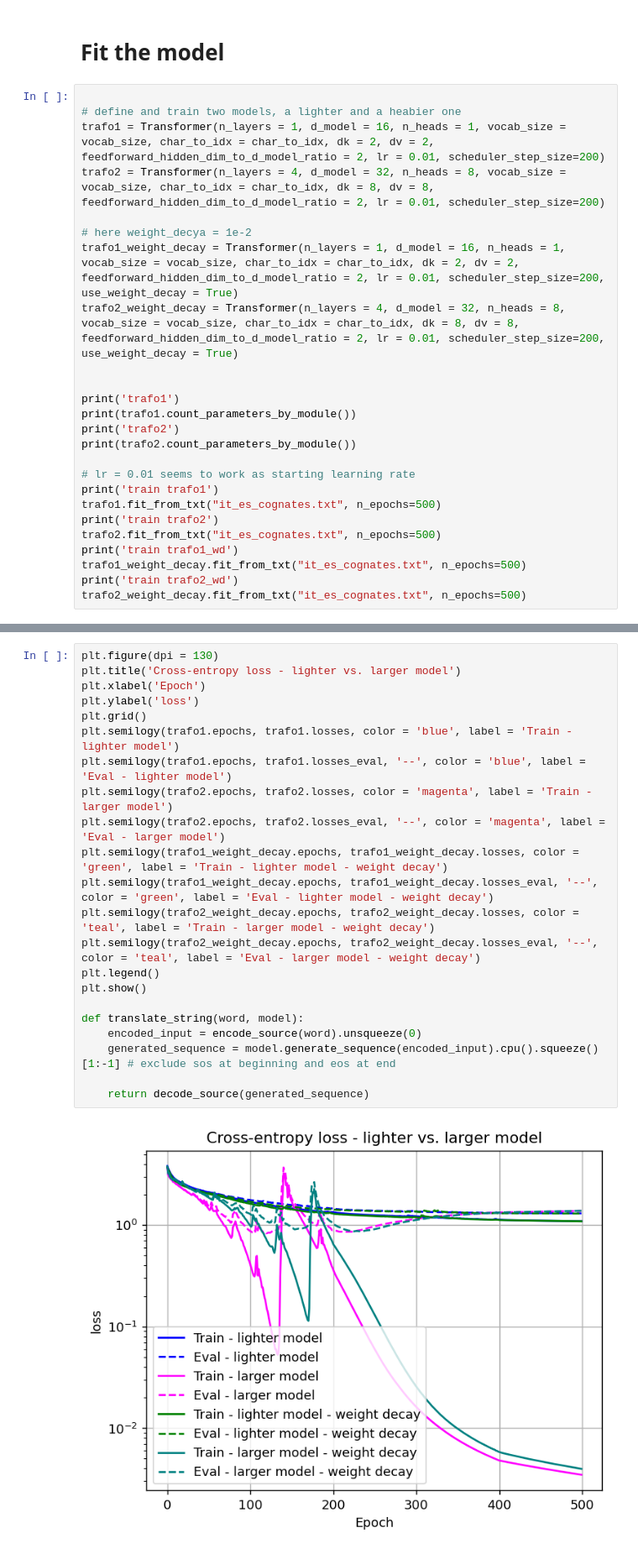
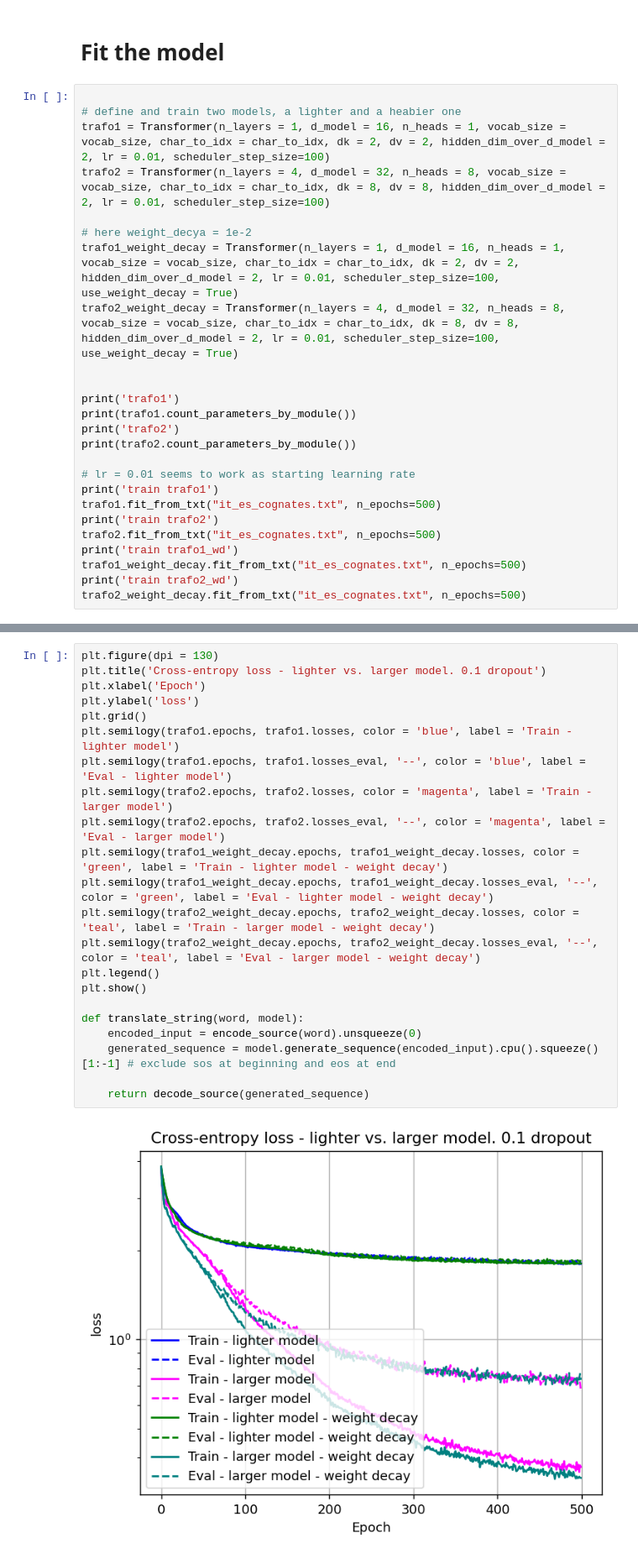
Before and after one commit to sottoviafilippo/Phonetic_correspondences, a Jupyter notebook: phonetic_correspondences_trials.ipynb, the cells around one changed output, grey strips where cells are left out. Shown at 84% size. Drawn from its saved outputs; the diff is of its cells as text.

Commit message:
dropout added. some tests. some (first) comments

```diff
--- a/phonetic_correspondences_trials.ipynb
+++ b/phonetic_correspondences_trials.ipynb
@@ -167,12 +168,12 @@ count_parameters_by_module(trafo)
 # %%
 
 # define and train two models, a lighter and a heabier one
-trafo1 = Transformer(n_layers = 1, d_model = 16, n_heads = 1, vocab_size = vocab_size, char_to_idx = char_to_idx, dk = 2, dv = 2, feedforward_hidden_dim_to_d_model_ratio = 2, lr = 0.01, scheduler_step_size=200)
-trafo2 = Transformer(n_layers = 4, d_model = 32, n_heads = 8, vocab_size = vocab_size, char_to_idx = char_to_idx, dk = 8, dv = 8, feedforward_hidden_dim_to_d_model_ratio = 2, lr = 0.01, scheduler_step_size=200)
+trafo1 = Transformer(n_layers = 1, d_model = 16, n_heads = 1, vocab_size = vocab_size, char_to_idx = char_to_idx, dk = 2, dv = 2, hidden_dim_over_d_model = 2, lr = 0.01, scheduler_step_size=100)
+trafo2 = Transformer(n_layers = 4, d_model = 32, n_heads = 8, vocab_size = vocab_size, char_to_idx = char_to_idx, dk = 8, dv = 8, hidden_dim_over_d_model = 2, lr = 0.01, scheduler_step_size=100)
 
 # here weight_decya = 1e-2
-trafo1_weight_decay = Transformer(n_layers = 1, d_model = 16, n_heads = 1, vocab_size = vocab_size, char_to_idx = char_to_idx, dk = 2, dv = 2, feedforward_hidden_dim_to_d_model_ratio = 2, lr = 0.01, scheduler_step_size=200, use_weight_decay = True)
-trafo2_weight_decay = Transformer(n_layers = 4, d_model = 32, n_heads = 8, vocab_size = vocab_size, char_to_idx = char_to_idx, dk = 8, dv = 8, feedforward_hidden_dim_to_d_model_ratio = 2, lr = 0.01, scheduler_step_size=200, use_weight_decay = True)
+trafo1_weight_decay = Transformer(n_layers = 1, d_model = 16, n_heads = 1, vocab_size = vocab_size, char_to_idx = char_to_idx, dk = 2, dv = 2, hidden_dim_over_d_model = 2, lr = 0.01, scheduler_step_size=100, use_weight_decay = True)
+trafo2_weight_decay = Transformer(n_layers = 4, d_model = 32, n_heads = 8, vocab_size = vocab_size, char_to_idx = char_to_idx, dk = 8, dv = 8, hidden_dim_over_d_model = 2, lr = 0.01, scheduler_step_size=100, use_weight_decay = True)
 
 
 print('trafo1')
@@ -210,27 +211,27 @@ Epoch  400 / 500  loss =  0.00580627704039216  loss_eval =  1.33228600025177
 # %%
 plt.figure(dpi = 130)
-plt.title('Cross-entropy loss - lighter vs. larger model')
+plt.title('Cross-entropy loss - lighter vs. larger model. 0.1 dropout')
 plt.xlabel('Epoch')
 plt.ylabel('loss')
 plt.grid()
 plt.semilogy(trafo1.epochs, trafo1.losses, color = 'blue', label = 'Train - lighter model')
 plt.semilogy(trafo1.epochs, trafo1.losses_eval, '--', color = 'blue', label = 'Eval - lighter model')
 plt.semilogy(trafo2.epochs, trafo2.losses, color = 'magenta', label = 'Train - larger model')
 plt.semilogy(trafo2.epochs, trafo2.losses_eval, '--', color = 'magenta', label = 'Eval - larger model')
 plt.semilogy(trafo1_weight_decay.epochs, trafo1_weight_decay.losses, color = 'green', label = 'Train - lighter model - weight decay')
 plt.semilogy(trafo1_weight_decay.epochs, trafo1_weight_decay.losses_eval, '--', color = 'green', label = 'Eval - lighter model - weight decay')
 plt.semilogy(trafo2_weight_decay.epochs, trafo2_weight_decay.losses, color = 'teal', label = 'Train - larger model - weight decay')
 plt.semilogy(trafo2_weight_decay.epochs, trafo2_weight_decay.losses_eval, '--', color = 'teal', label = 'Eval - larger model - weight decay')
 plt.legend()
 plt.show()
 
 def translate_string(word, model):
     encoded_input = encode_source(word).unsqueeze(0)
     generated_sequence = model.generate_sequence(encoded_input).cpu().squeeze()[1:-1] # exclude sos at beginning and eos at end
 
     return decode_source(generated_sequence)
 # %% [output]
-[figure, old version]
+[figure, new version]
 # %%
 
 # intermediate size
```
Also changed, not shown: parts of 8 cells of this notebook, 2 other files.
